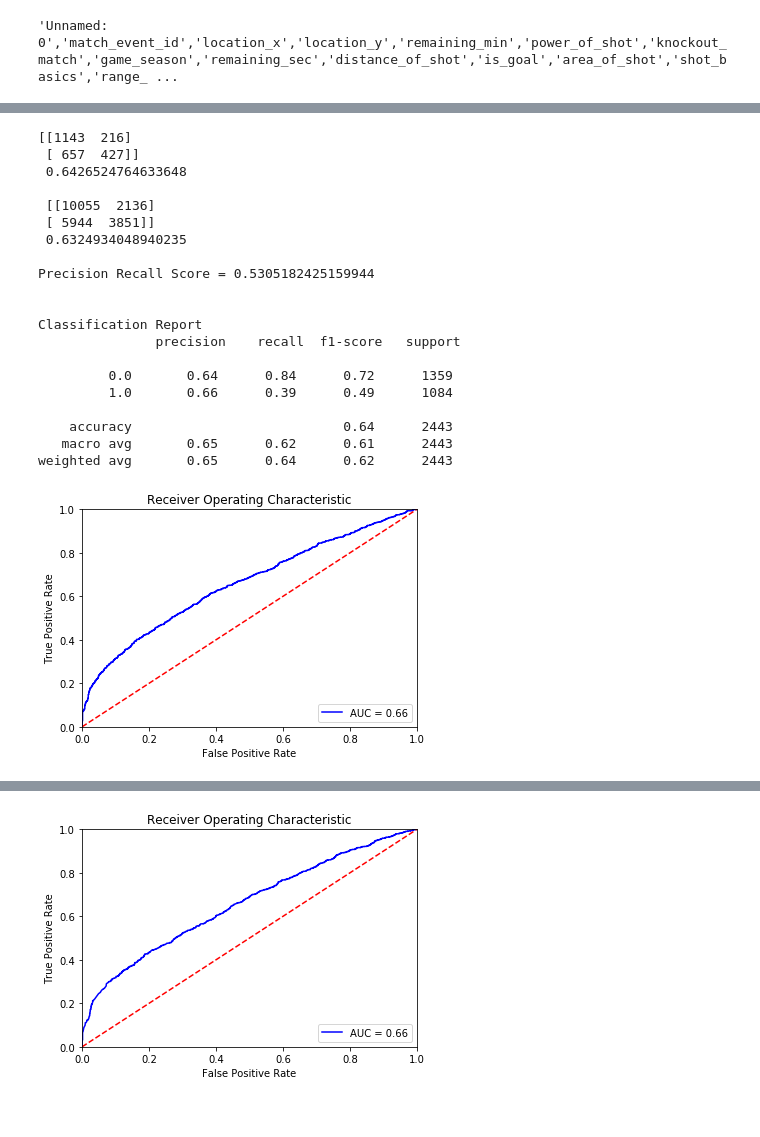
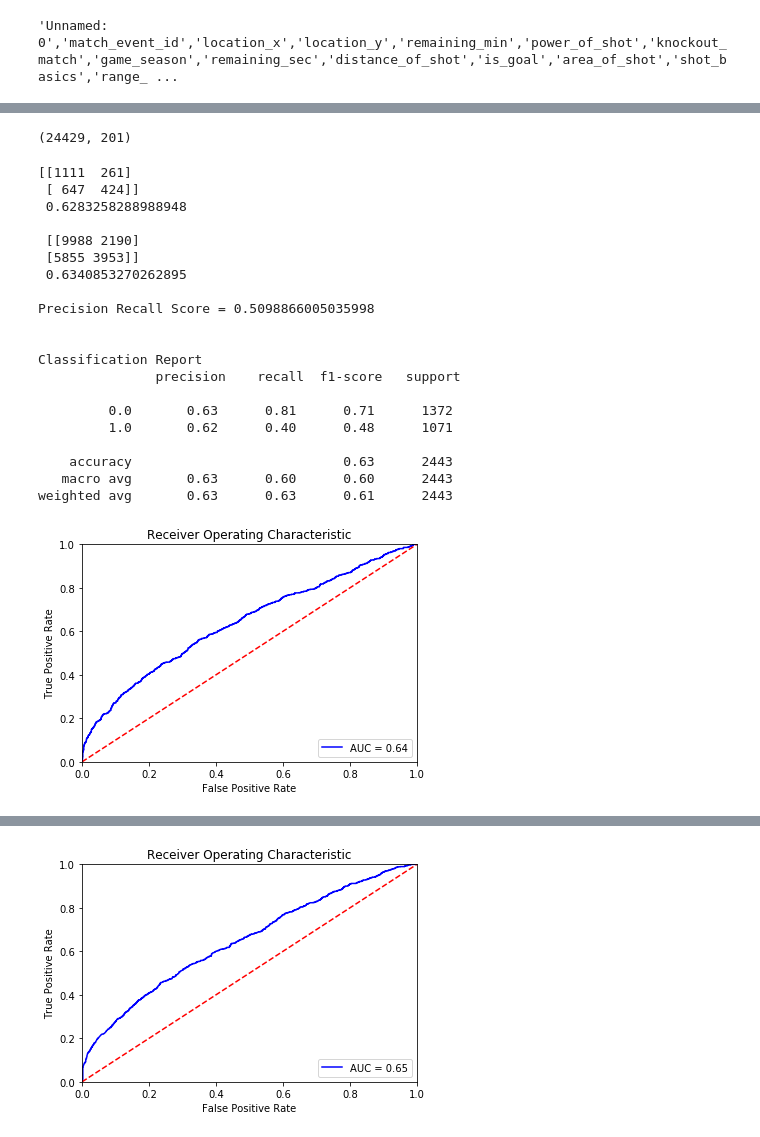
Before and after one commit to bhavi289/ZS, a Jupyter notebook: main.ipynb, the cells around one changed output, grey strips where cells are left out. Drawn from its saved outputs; the diff is of its cells as text; code cells hidden in the pictures.

```diff
--- a/main.ipynb
+++ b/main.ipynb
@@ -112,7 +164,7 @@ def fillKnockoutMatches(row):
     else:
         return 0
 
-df['knockout_match'] = df.apply(fillKnockoutMatches, axis=1)
+df['knockout_match'] = df['knockout_match'].fillna(method='pad')
 # %%
 '''
     Filling some Distance Of Shot Feature values based on another feature by the same name.
@@ -384,17 +425,0 @@ print (df[df.location_y.isnull()].shape)
-# %%
-
-
-# Filling Remaing missing values of area_of_shot with mode
-df['area_of_shot'].fillna(df['area_of_shot'].mode()[0], inplace=True)
-df['area_of_shot'] = df['area_of_shot'].astype('category').cat.codes
-
-df['shot_basics'].fillna(df['shot_basics'].mode()[0], inplace=True)
-df['shot_basics'] = df['shot_basics'].astype('category').cat.codes
-
-df['lower_range'].fillna(df['lower_range'].mode()[0], inplace=True)
-df['upper_range'].fillna(df['upper_range'].mode()[0], inplace=True)
-
-df['location_x'].fillna(df['location_x'].mean(), inplace=True)
-df['location_y'].fillna(df['location_y'].mean(), inplace=True)
-df['remaining_min'].fillna(df['remaining_min'].mean(), inplace=True)
-df['power_of_shot'].fillna(df['power_of_shot'].mode()[0], inplace=True)
@@ -426,14 +451,27 @@ df = old_df.copy()
+# %%
+considering_features = ['match_event_id','location_x','location_y'\
+                        ,'remaining_min','power_of_shot','knockout_match'\
+                        ,'game_season', 'distance_of_shot','area_of_shot'\
+                        ,'shot_basics','lat_lng','type_of_shot'\
+                        ,'type_of_combined_shot', 'month','year','lower_range'\
+                        ,'upper_range','home',\
+                        'is_goal', 'shot_id_number'] # These 2 are not considered as training features
+
+categorical_features = ['power_of_shot', 'knockout_match', 'game_season', 'area_of_shot' ,'shot_basics'\
+                       ,'lat_lng', 'type_of_shot', 'type_of_combined_shot', 'month','year','lower_range'\
+                        ,'upper_range','home']
 # %%
 '''
     One Hot Encoding
 '''
-encoded = pd.get_dummies(data=df,columns = ['power_of_shot', 'area_of_shot', 'shot_basics', \
-                                            'lower_range', 'upper_range', 'type_of_shot', \
-                                            'type_of_combined_shot'])
+df = df[considering_features]
+
+encoded = pd.get_dummies(data=df, columns = categorical_features)
 encoded.columns = encoded.columns.str.replace(".", "_")
 encoded.columns = encoded.columns.str.replace("-", "_")
 
 for col in encoded.columns:
     print (f"'{col}'", end=',')
 df = encoded
+df.shape
 # %% [output]
@@ -548,6 +587,10 @@ X_cols = ['match_event_id','location_x','location_y','remaining_min'\
 # X_cols = ['match_event_id','location_x','location_y','remaining_min'\
 #           ,'knockout_match','distance_of_shot','home', 'power_of_shot', 'area_of_shot'\
 #           , 'shot_basics', 'lower_range', 'upper_range', 'type_of_shot', 'type_of_combined_shot']
+# %%
+data.loc[:, (data.columns != 'is_goal') & (data.columns != 'shot_id_number') ].shape
+# %% [output]
+(24429, 201)
 # %%
 def plotPrecisionRecallCurve(y_test, y_pred, average_precision):
     from sklearn.metrics import precision_recall_curve
@@ -604,7 +647,7 @@ def evaluatePredictions(y_test, y_pred, y_train, y_pred_train, classifier):
     plotROCCurve(y_test, y_pred, classifier)
 #     plotPrecisionRecallCurve(y_test, y_pred, average_precision)
 # %%
-X = data[X_cols].values
+X = data.loc[:, (data.columns != 'is_goal') & (data.columns != 'shot_id_number') ].values
 y = data[['is_goal']].values
 
 # from sklearn.preprocessing import OneHotEncoder
@@ -663,43 +706,43 @@ probs = xboost_classifier.predict_proba(X_test)
 
 
 # from sklearn.neighbors import KNeighborsClassifier
 # classifier = KNeighborsClassifier(n_neighbors = 20, metric = 'minkowski', p = 2)
 # classifier.fit(X_train, y_train)
 
 # y_pred_train = classifier.predict(X_train)
 # y_pred = classifier.predict(X_test)
 
 # evaluatePredictions(y_test, y_pred, y_train, y_pred_train, classifier)
 
 
 # Fitting Random Forest Classification to the Training set
 # from sklearn.ensemble import RandomForestClassifier
 # classifier = RandomForestClassifier(n_estimators = 10, criterion = 'entropy', random_state = 0)
 # classifier.fit(X_train, y_train)
 
 # y_pred_train = classifier.predict(X_train)
 # y_pred = classifier.predict(X_test)
 
 # evaluatePredictions(y_test, y_pred, y_train, y_pred_train, classifier)
 # %% [output]
-[[1143  216]
- [ 657  427]]
- 0.6426524764633648
+[[1111  261]
+ [ 647  424]]
+ 0.6283258288988948
 
- [[10055  2136]
- [ 5944  3851]]
- 0.6324934048940235
+ [[9988 2190]
+ [5855 3953]]
+ 0.6340853270262895
 
-Precision Recall Score = 0.5305182425159944
+Precision Recall Score = 0.5098866005035998
 
 
 Classification Report
                precision    recall  f1-score   support
 
-         0.0       0.64      0.84      0.72      1359
-         1.0       0.66      0.39      0.49      1084
+         0.0       0.63      0.81      0.71      1372
+         1.0       0.62      0.40      0.48      1071
 
-    accuracy                           0.64      2443
-   macro avg       0.65      0.62      0.61      2443
-weighted avg       0.65      0.64      0.62      2443
+    accuracy                           0.63      2443
+   macro avg       0.63      0.60      0.60      2443
+weighted avg       0.63      0.63      0.61      2443
-[figure, old version]
+[figure, new version]
@@ -726,4 +769,4 @@ weighted avg       0.66      0.64      0.61      2443
-[figure, old version]
+[figure, new version]
 # %%
 X = submission[X_cols].values
 # y = submission[['is_goal']].values
```
Also changed, not shown: parts of 28 cells of this notebook.
